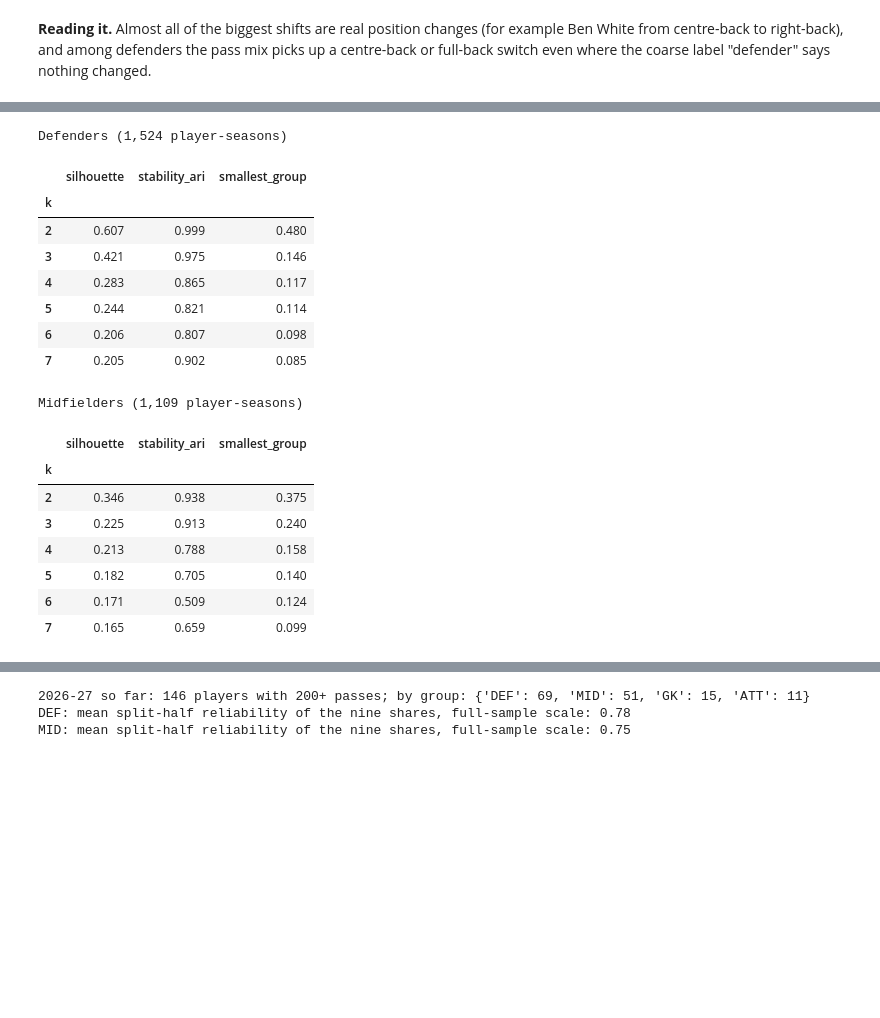
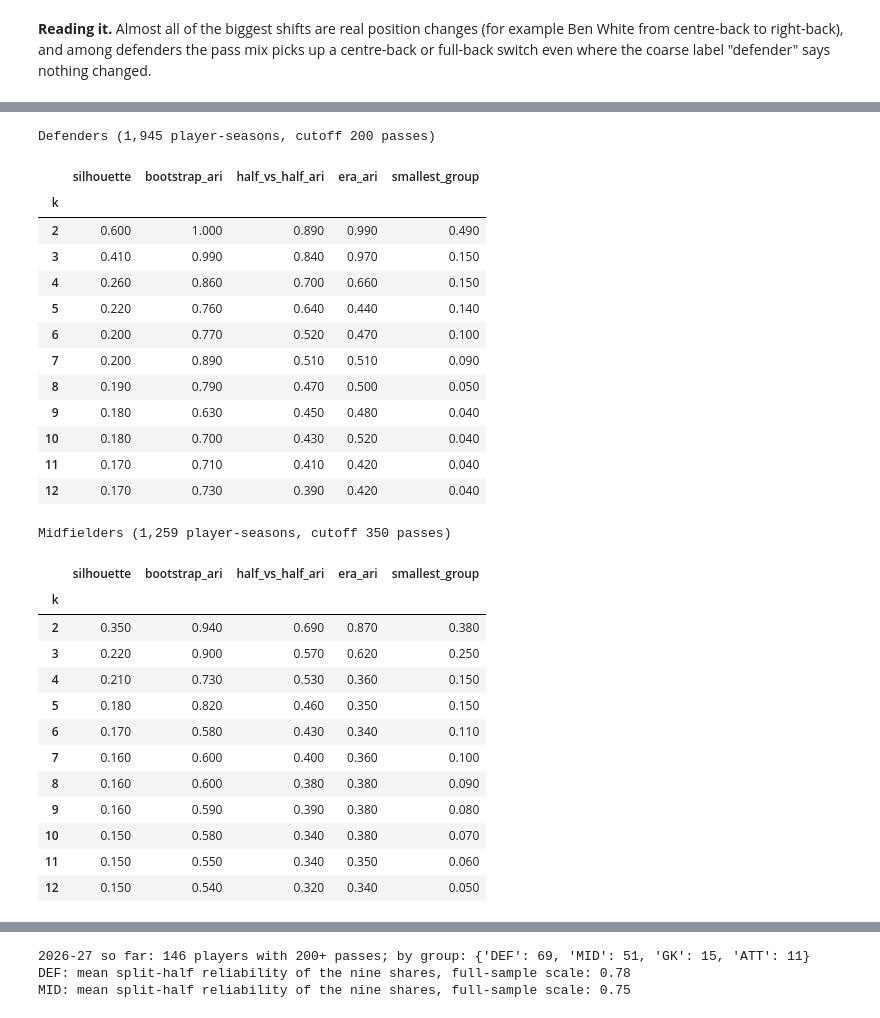
Before and after one commit to chuongt1311-droid/EPL-Player-Clustering, a Jupyter notebook: notebooks/EPL_Player_Clustering.ipynb, the cells around one changed output, grey strips where cells are left out. Saved outputs shown, nothing was run; the diff lists cells and outputs as text; code cells hidden in the pictures; blank space fills up the shorter version.

```diff
--- a/notebooks/EPL_Player_Clustering.ipynb
+++ b/notebooks/EPL_Player_Clustering.ipynb
@@ -855,0 +897,6 @@ This is the original idea I set out to imitate (k-means on **players**, coloured
+# %%
+CUTS = {'DEF': 200, 'MID': 350, 'ATT': 350}
+tab = []
+for g_ in GROUPS:
+    d = S2[S2.grp == g_]; tab.append(dict(position=GROUPS[g_].split(' (')[0], kept_at_500=int((d.n_passes >= 500).sum()), pct_kept_at_500=round(100 * (d.n_passes >= 500).mean()), cutoff=CUTS[g_], kept_at_cutoff=int((d.n_passes >= CUTS[g_]).sum()), reliability_at_cutoff=round(rel((S2.grp == g_).to_numpy() & (S2.n_passes >= CUTS[g_]).to_numpy()), 3)))
+display(pd.DataFrame(tab).set_index('position'))
@@ -856,32 +919,46 @@ This is the original idea I set out to imitate (k-means on **players**, coloured
 # %%
-GROUPS = {'DEF': 'Defenders', 'MID': 'Midfielders', 'ATT': 'Attackers (wide players and forwards)'}
-S['grp'] = np.where(S.role == 'GK', 'GK', np.where(S.role == 'DEF', 'DEF', np.where(S.role == 'MID', 'MID', 'ATT')))
-rng = np.random.default_rng(0); sweeps = {}
-for gname in GROUPS:
-    D = S[S.grp == gname].reset_index(drop=True); X = np.sqrt(D[sc].to_numpy()); rows = []
-    for k in range(2, 8):
-        km_ = KMeans(k, n_init=20, random_state=0).fit(X); aris = []
-        for b in range(20):
-            i = rng.choice(len(X), int(.8 * len(X)), replace=False); jj = rng.choice(len(X), int(.8 * len(X)), replace=False)
-            aris.append(ari(KMeans(k, n_init=5, random_state=b).fit(X[i]).predict(X), KMeans(k, n_init=5, random_state=b + 100).fit(X[jj]).predict(X)))
-        rows.append(dict(k=k, silhouette=silhouette_score(X, km_.labels_), stability_ari=np.mean(aris), smallest_group=np.bincount(km_.labels_).min() / len(X)))
-    sweeps[gname] = pd.DataFrame(rows).set_index('k'); print(GROUPS[gname], f'({len(D):,} player-seasons)'); display(sweeps[gname])
+fk = CACHE / 'k_sweep.csv'
+if fk.exists(): SW = pd.read_csv(fk)
+else:
+    rng = np.random.default_rng(0); rows = []
+    for g_ in GROUPS:
+        msk = ((S2.grp == g_) & (S2.n_passes >= CUTS[g_])).to_numpy(); D = S2[msk].reset_index(drop=True); X = np.sqrt(D[sc].to_numpy())
+        HA, HB = [np.sqrt(h[msk] / h[msk].sum(1, keepdims=True)) for h in HALF]; early = (D.season <= '2019-20').to_numpy()
+        for k in range(2, 13):
+            km_ = KMeans(k, n_init=20, random_state=0).fit(X); bs = []
+            for b in range(20):
+                i = rng.choice(len(X), int(.8 * len(X)), replace=False); jj = rng.choice(len(X), int(.8 * len(X)), replace=False)
+                bs.append(ari(KMeans(k, n_init=5, random_state=b).fit(X[i]).predict(X), KMeans(k, n_init=5, random_state=b + 100).fit(X[jj]).predict(X)))
+            rows.append(dict(pos=g_, n=len(D), k=k, silhouette=silhouette_score(X, km_.labels_), bootstrap_ari=np.mean(bs), half_vs_half_ari=ari(km_.predict(HA), km_.predict(HB)),
+                             era_ari=ari(KMeans(k, n_init=10, random_state=1).fit(X[early]).predict(X), KMeans(k, n_init=10, random_state=2).fit(X[~early]).predict(X)), smallest_group=np.bincount(km_.labels_).min() / len(X)))
+    SW = pd.DataFrame(rows); SW.to_csv(fk, index=False)
+for g_ in GROUPS: print(GROUPS[g_], f'({int(SW[SW.pos == g_].n.iloc[0]):,} player-seasons, cutoff {CUTS[g_]} passes)'); display(SW[SW.pos == g_].drop(columns=['pos', 'n']).set_index('k').round(2))
 # %% [output]
-Defenders (1,524 player-seasons)
+Defenders (1,945 player-seasons, cutoff 200 passes)
-|  | silhouette | stability_ari | smallest_group |
-| k |  |  |  |
-| 2 | 0.607 | 0.999 | 0.480 |
-| 3 | 0.421 | 0.975 | 0.146 |
-| 4 | 0.283 | 0.865 | 0.117 |
-| 5 | 0.244 | 0.821 | 0.114 |
-| 6 | 0.206 | 0.807 | 0.098 |
-| 7 | 0.205 | 0.902 | 0.085 |
+|  | silhouette | bootstrap_ari | half_vs_half_ari | era_ari | smallest_group |
+| k |  |  |  |  |  |
+| 2 | 0.600 | 1.000 | 0.890 | 0.990 | 0.490 |
+| 3 | 0.410 | 0.990 | 0.840 | 0.970 | 0.150 |
+| 4 | 0.260 | 0.860 | 0.700 | 0.660 | 0.150 |
+| 5 | 0.220 | 0.760 | 0.640 | 0.440 | 0.140 |
+| 6 | 0.200 | 0.770 | 0.520 | 0.470 | 0.100 |
+| 7 | 0.200 | 0.890 | 0.510 | 0.510 | 0.090 |
+| 8 | 0.190 | 0.790 | 0.470 | 0.500 | 0.050 |
+| 9 | 0.180 | 0.630 | 0.450 | 0.480 | 0.040 |
+| 10 | 0.180 | 0.700 | 0.430 | 0.520 | 0.040 |
+| 11 | 0.170 | 0.710 | 0.410 | 0.420 | 0.040 |
+| 12 | 0.170 | 0.730 | 0.390 | 0.420 | 0.040 |
-Midfielders (1,109 player-seasons)
+Midfielders (1,259 player-seasons, cutoff 350 passes)
-|  | silhouette | stability_ari | smallest_group |
-| k |  |  |  |
-| 2 | 0.346 | 0.938 | 0.375 |
-| 3 | 0.225 | 0.913 | 0.240 |
-| 4 | 0.213 | 0.788 | 0.158 |
-| 5 | 0.182 | 0.705 | 0.140 |
-| 6 | 0.171 | 0.509 | 0.124 |
-| 7 | 0.165 | 0.659 | 0.099 |
+|  | silhouette | bootstrap_ari | half_vs_half_ari | era_ari | smallest_group |
+| k |  |  |  |  |  |
+| 2 | 0.350 | 0.940 | 0.690 | 0.870 | 0.380 |
+| 3 | 0.220 | 0.900 | 0.570 | 0.620 | 0.250 |
+| 4 | 0.210 | 0.730 | 0.530 | 0.360 | 0.150 |
+| 5 | 0.180 | 0.820 | 0.460 | 0.350 | 0.150 |
+| 6 | 0.170 | 0.580 | 0.430 | 0.340 | 0.110 |
+| 7 | 0.160 | 0.600 | 0.400 | 0.360 | 0.100 |
+| 8 | 0.160 | 0.600 | 0.380 | 0.380 | 0.090 |
+| 9 | 0.160 | 0.590 | 0.390 | 0.380 | 0.080 |
+| 10 | 0.150 | 0.580 | 0.340 | 0.380 | 0.070 |
+| 11 | 0.150 | 0.550 | 0.340 | 0.350 | 0.060 |
+| 12 | 0.150 | 0.540 | 0.320 | 0.340 | 0.050 |
```
Also changed, not shown: parts of 20 cells of this notebook, 9 other files.
